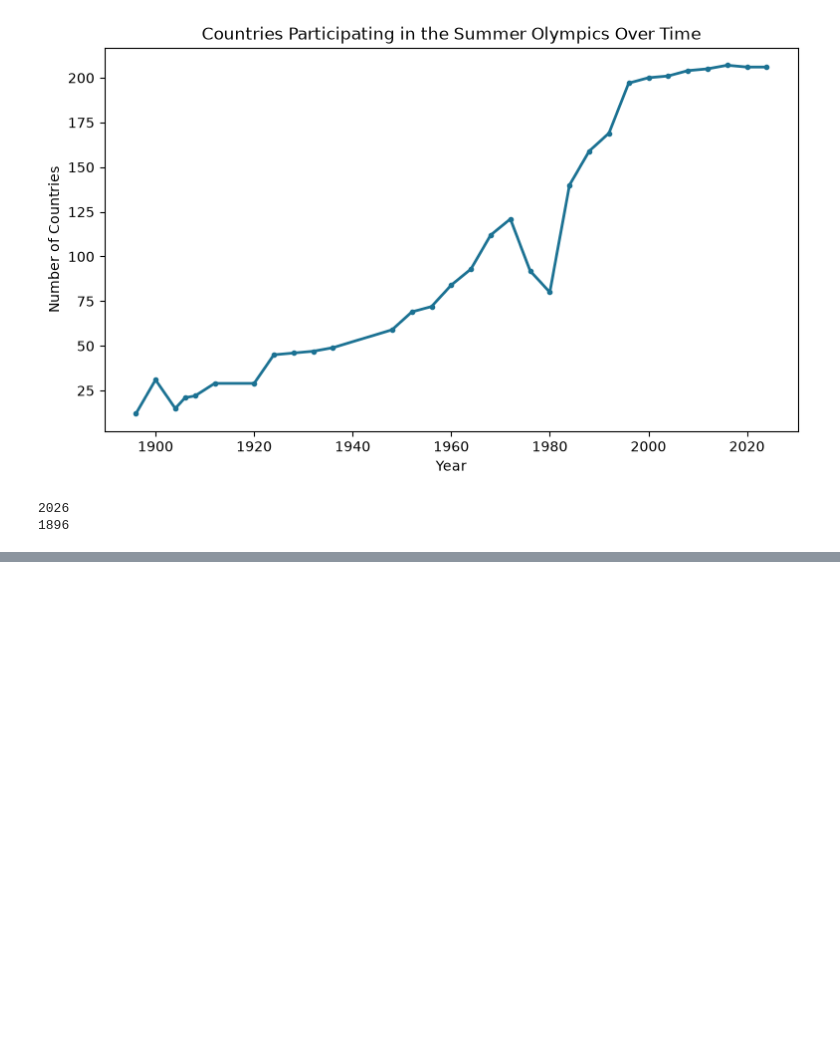
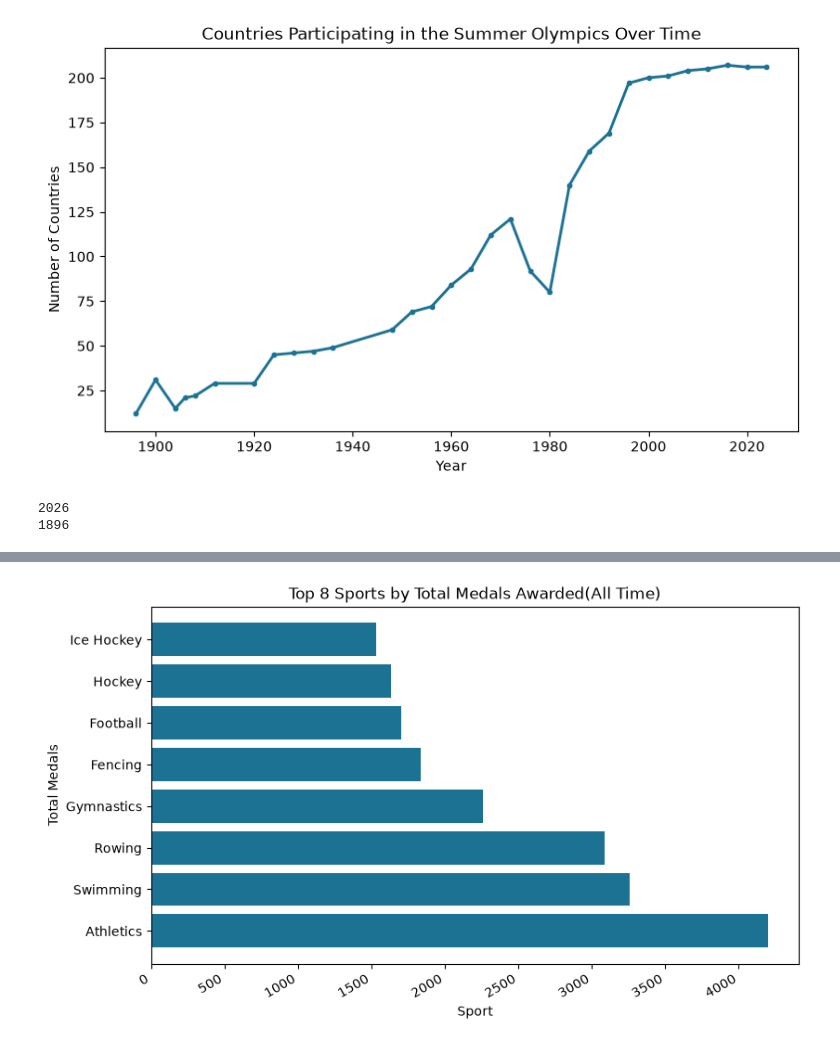
Before and after one commit to Ramya-101999/Python-Class, a Jupyter notebook: Visualization.ipynb, the cells around one changed output, grey strips where cells are left out. Drawn from its saved outputs; the diff is of its cells as text; code cells hidden in the pictures; blank space fills up the shorter version.

```diff
--- a/Visualization.ipynb
+++ b/Visualization.ipynb
@@ -114,0 +133,18 @@ print(df["Year"].min())
+# %%
+# Bar chart
+
+# Bar is for comparing any categorical data
+
+# syntax = ax.bar(categories,values)
+
+sports_top = df[df["Medal"].notna()].groupby("Sport").size().sort_values(ascending=False).head(8)
+
+fig,ax = plt.subplots(figsize=(9,5))
+ax.barh(sports_top.index,sports_top.values,color='#1C7293')
+ax.set_title("Top 8 Sports by Total Medals Awarded(All Time)")
+ax.set_xlabel('Sport')
+ax.set_ylabel('Total Medals')
+plt.xticks(rotation=30,ha='right')
+plt.show()
+# %% [output]
+[figure, added]
```
Also changed, not shown: parts of 4 cells of this notebook.
